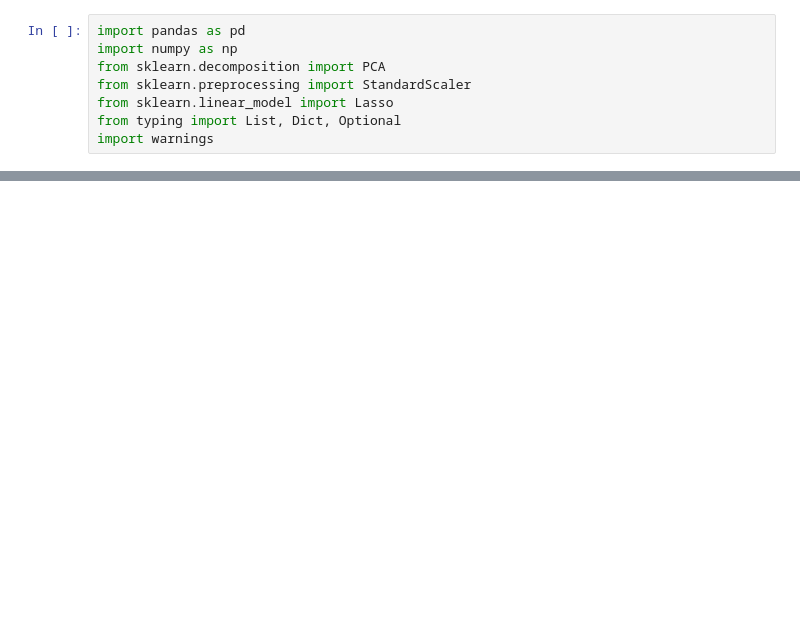
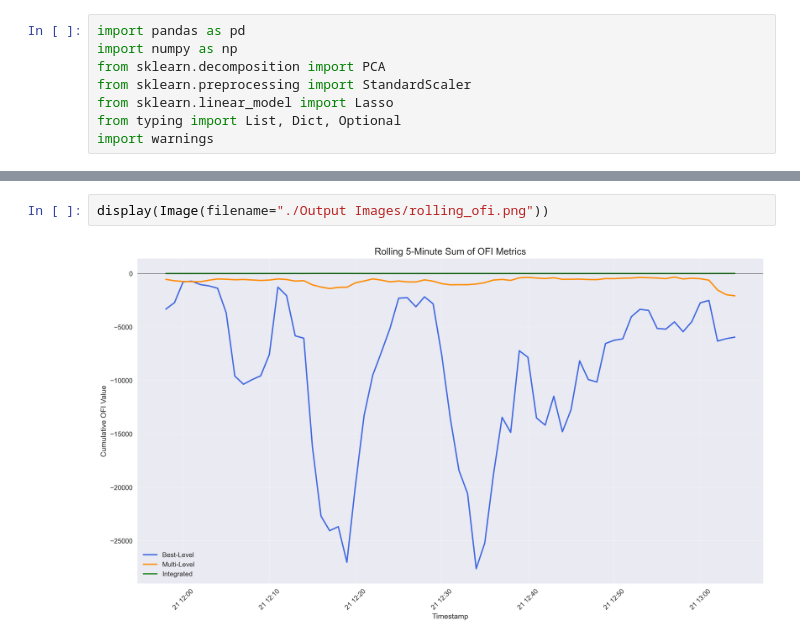
Before and after one commit to Hriday-2010/Quant-Research-project, a Jupyter notebook: Task-1.ipynb, the cells around one changed output, grey strips where cells are left out. Saved outputs shown, nothing was run; the diff lists cells and outputs as text; blank space fills up the shorter version.

```diff
--- a/Task-1.ipynb
+++ b/Task-1.ipynb
@@ -325,0 +452,4 @@ Sample results:
+# %%
+display(Image(filename="./Output Images/rolling_ofi.png"))
+# %% [output]
+[figure, added]
```
Also changed, not shown: parts of 12 cells of this notebook, 8 other files.
